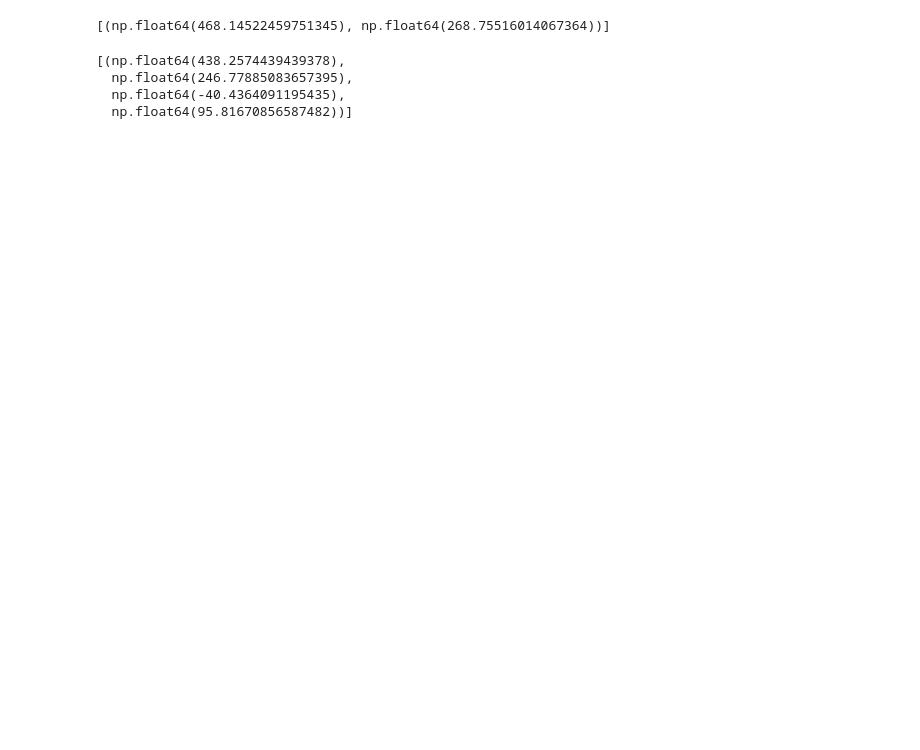
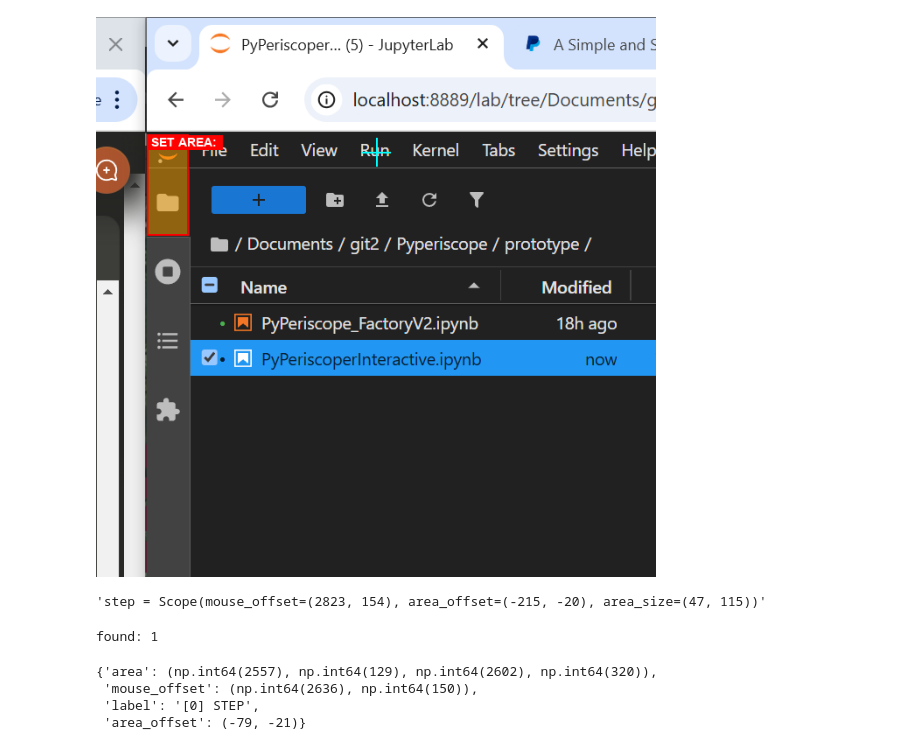
Before and after one commit to KKallas/Pyperiscope, a Jupyter notebook: prototype/PyPeriscoperInteractive.ipynb, the cells around one changed output. Saved outputs shown, nothing was run; the diff lists cells and outputs as text; code cells hidden in the pictures; blank space fills up the shorter version.

Commit message:
Click collector ui semi finished

```diff
--- a/prototype/PyPeriscoperInteractive.ipynb
+++ b/prototype/PyPeriscoperInteractive.ipynb
@@ -120,11 +246,0 @@ collector = ClickCollector(test)
-# %%
-collector.get_clicks()
-# %% [output]
-[(np.float64(468.14522459751345), np.float64(268.75516014067364))]
-# %%
-collector.get_boxes()
-# %% [output]
-[(np.float64(438.2574439439378),
-  np.float64(246.77885083657395),
-  np.float64(-40.4364091195435),
-  np.float64(95.81670856587482))]
@@ -132,0 +247,17 @@ collector.clear_all()
+# %%
+def collector2scope(collector):
+    #Check that collector has clic position and area
+    if not (collector.get_click() or collector.get_box()):
+        print("Collector must have area and point set before scope can be made")
+        return
+    #Get offset of the area box
+    neg_size_comp = [0,0]
+    if collector.get_box()[2] < 0:
+        neg_size_comp[0] = collector.get_box()[2]
+    if collector.get_box()[3] < 0:
+        neg_size_comp[1] = collector.get_box()[3]
+    area_offset = (collector.get_box()[0] - collector.get_click()[0] + neg_size_comp[0],
+                   collector.get_box()[1] - collector.get_click()[1] + neg_size_comp[1])
+
+    area_size = (abs(collector.get_box()[2]),abs(collector.get_box()[3]))
+    return Scope(mouse_offset=collector.get_click(), area_offset=area_offset, area_size=area_size)
@@ -132,0 +271,9 @@ collector.clear_all()
+# %%
+testx = collector2scope(collector)
+testx.render_preview()
+# %% [output]
+[figure, added]
+# %%
+testx.generate_scope_string()
+# %% [output]
+'step = Scope(mouse_offset=(2823, 154), area_offset=(-215, -20), area_size=(47, 115))'
@@ -132,0 +286,11 @@ collector.clear_all()
+# %%
+step.find()
+# %% [output]
+found: 1
+# %%
+step.found_locations[0]
+# %% [output]
+{'area': (np.int64(2557), np.int64(129), np.int64(2602), np.int64(320)),
+ 'mouse_offset': (np.int64(2636), np.int64(150)),
+ 'label': '[0] STEP',
+ 'area_offset': (-79, -21)}
```
Also changed, not shown: parts of 9 cells of this notebook.
